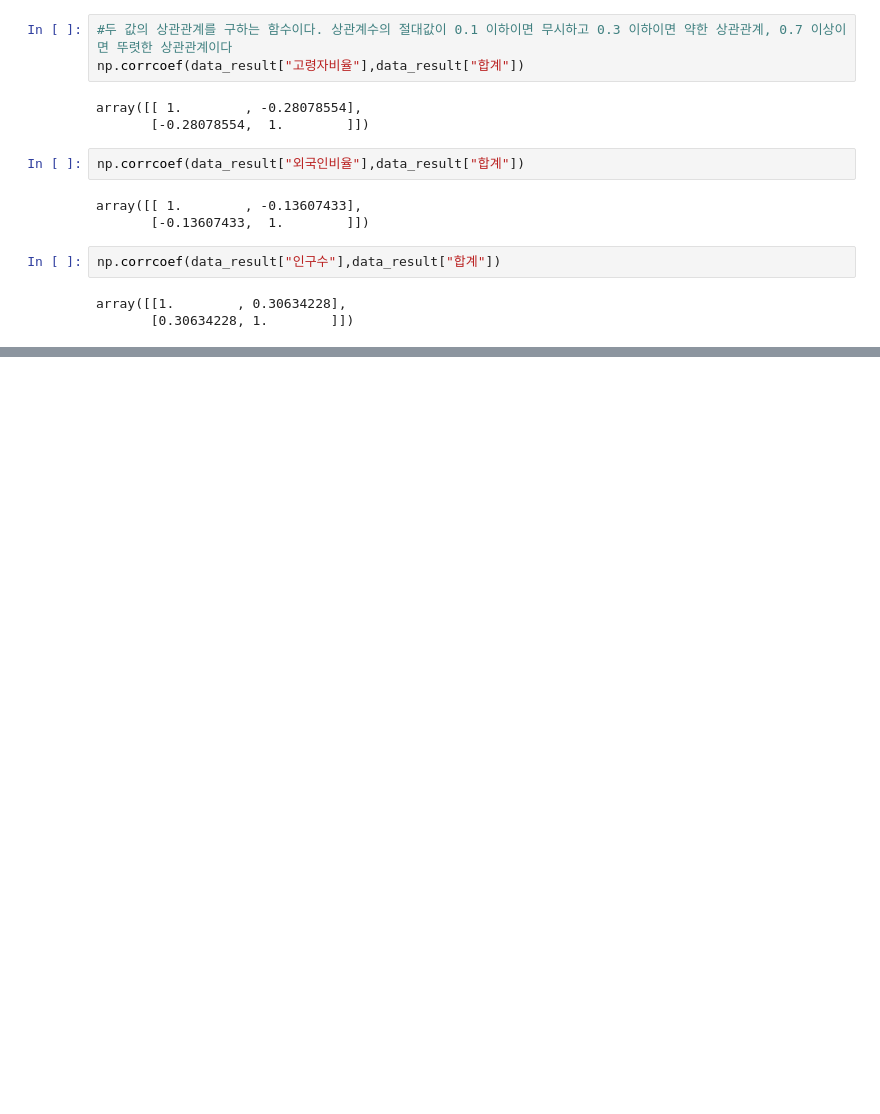
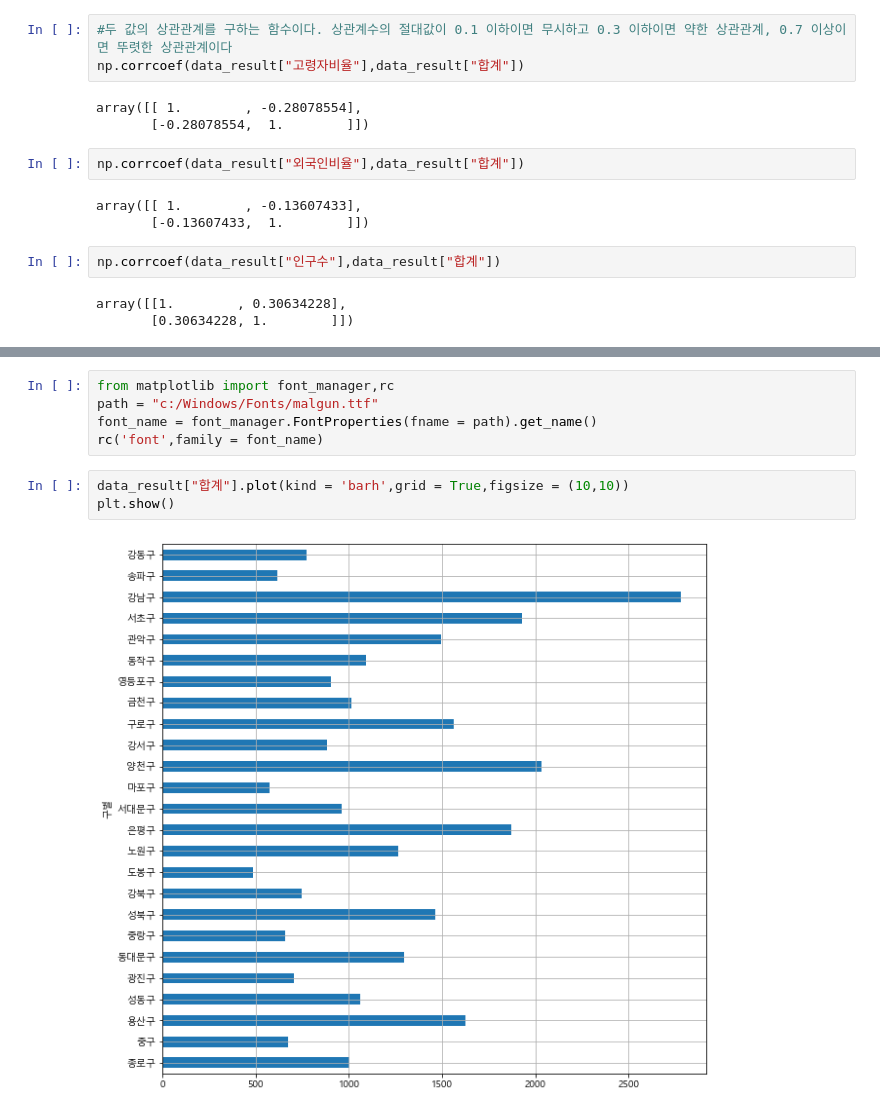
Before and after one commit to dhalsdyd/dataAnalysis, a Jupyter notebook: pandas_ex.ipynb, the cells around one changed output, grey strips where cells are left out. Cells and saved outputs as stored; diff of their text form; blank space fills up the shorter version.

```diff
--- a/pandas_ex.ipynb
+++ b/pandas_ex.ipynb
@@ -280,0 +291,10 @@ array([[1.        , 0.30634228],
+# %%
+from matplotlib import font_manager,rc
+path = "c:/Windows/Fonts/malgun.ttf"
+font_name = font_manager.FontProperties(fname = path).get_name()
+rc('font',family = font_name)
+# %%
+data_result["합계"].plot(kind = 'barh',grid = True,figsize = (10,10))
+plt.show()
+# %% [output]
+[figure, added]
```
Also changed, not shown: parts of 15 cells of this notebook, 2 other files.
